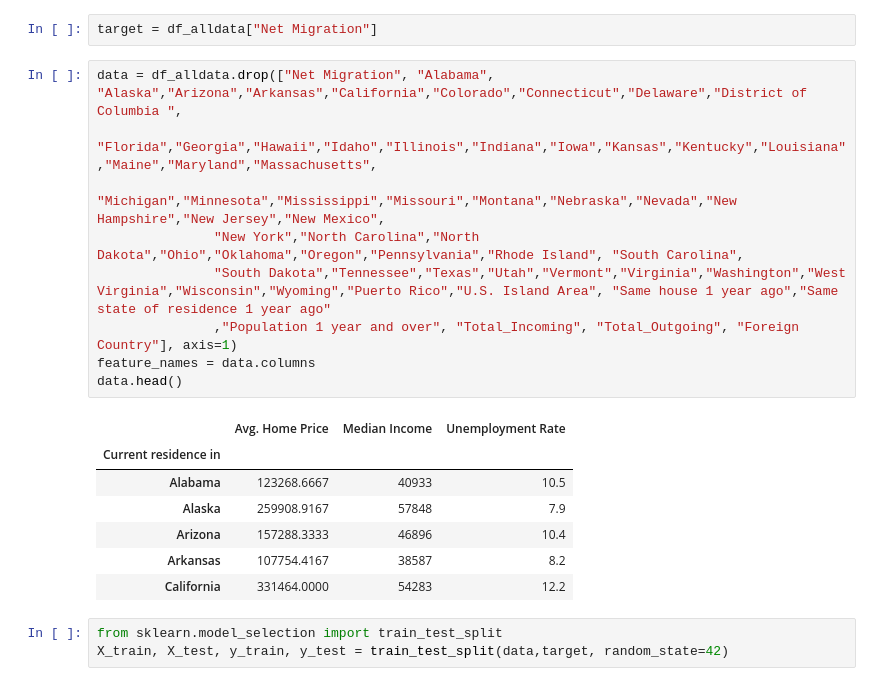
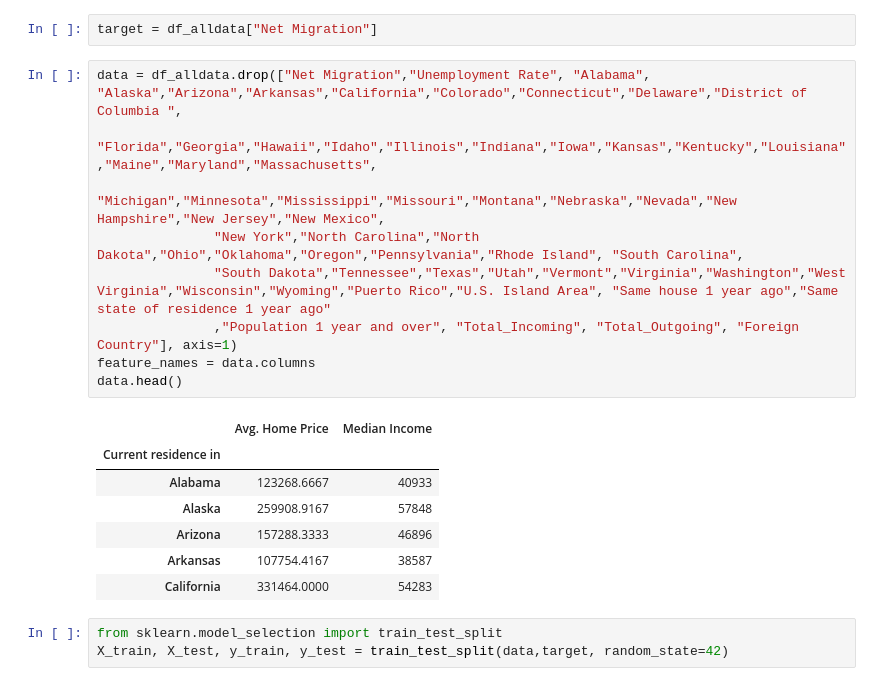
Before and after one commit to mjstriffler/housingdata_project, a Jupyter notebook: NewRandomForest.ipynb, the cells around one changed output. Cells and saved outputs as stored; diff of their text form.

```diff
--- a/NewRandomForest.ipynb
+++ b/NewRandomForest.ipynb
@@ -18,22 +18,22 @@ df_alldata.head()
 # %%
 target = df_alldata["Net Migration"]
 # %%
-data = df_alldata.drop(["Net Migration", "Alabama", "Alaska","Arizona","Arkansas","California","Colorado","Connecticut","Delaware","District of Columbia ",
+data = df_alldata.drop(["Net Migration","Unemployment Rate", "Alabama", "Alaska","Arizona","Arkansas","California","Colorado","Connecticut","Delaware","District of Columbia ",
                "Florida","Georgia","Hawaii","Idaho","Illinois","Indiana","Iowa","Kansas","Kentucky","Louisiana","Maine","Maryland","Massachusetts",
                "Michigan","Minnesota","Mississippi","Missouri","Montana","Nebraska","Nevada","New Hampshire","New Jersey","New Mexico",
                "New York","North Carolina","North Dakota","Ohio","Oklahoma","Oregon","Pennsylvania","Rhode Island", "South Carolina",
                "South Dakota","Tennessee","Texas","Utah","Vermont","Virginia","Washington","West Virginia","Wisconsin","Wyoming","Puerto Rico","U.S. Island Area", "Same house 1 year ago","Same state of residence 1 year ago"
                ,"Population 1 year and over", "Total_Incoming", "Total_Outgoing", "Foreign Country"], axis=1)
 feature_names = data.columns
 data.head()
 # %% [output]
-|  | Avg. Home Price | Median Income | Unemployment Rate |
-| Current residence in |  |  |  |
-| Alabama | 123268.6667 | 40933 | 10.5 |
-| Alaska | 259908.9167 | 57848 | 7.9 |
-| Arizona | 157288.3333 | 46896 | 10.4 |
-| Arkansas | 107754.4167 | 38587 | 8.2 |
-| California | 331464.0000 | 54283 | 12.2 |
+|  | Avg. Home Price | Median Income |
+| Current residence in |  |  |
+| Alabama | 123268.6667 | 40933 |
+| Alaska | 259908.9167 | 57848 |
+| Arizona | 157288.3333 | 46896 |
+| Arkansas | 107754.4167 | 38587 |
+| California | 331464.0000 | 54283 |
 # %%
 from sklearn.model_selection import train_test_split
 X_train, X_test, y_train, y_test = train_test_split(data,target, random_state=42)
```
Also changed, not shown: parts of 1 cell of this notebook, 15 other files.
